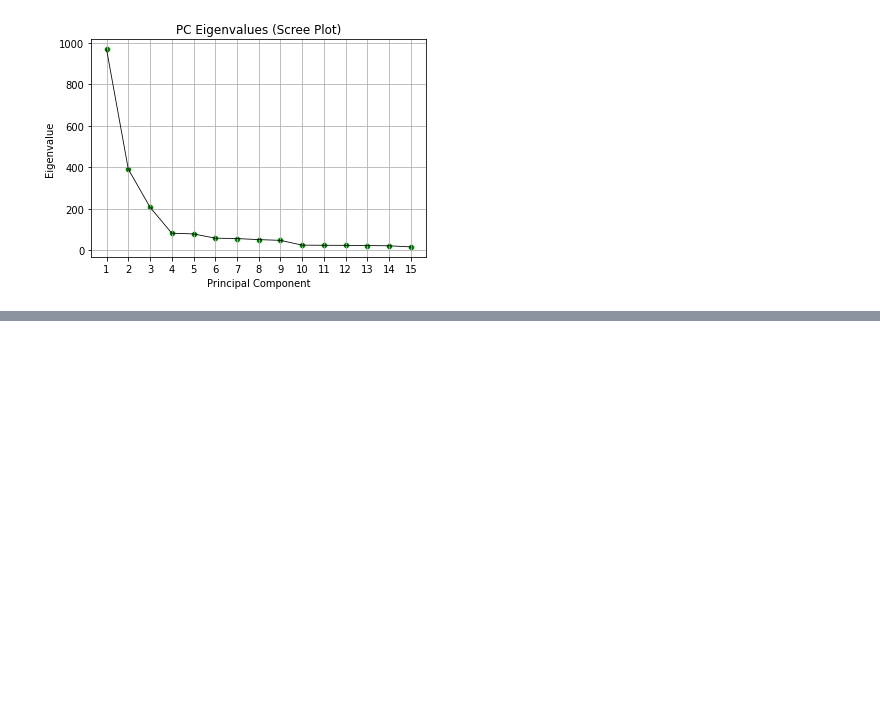
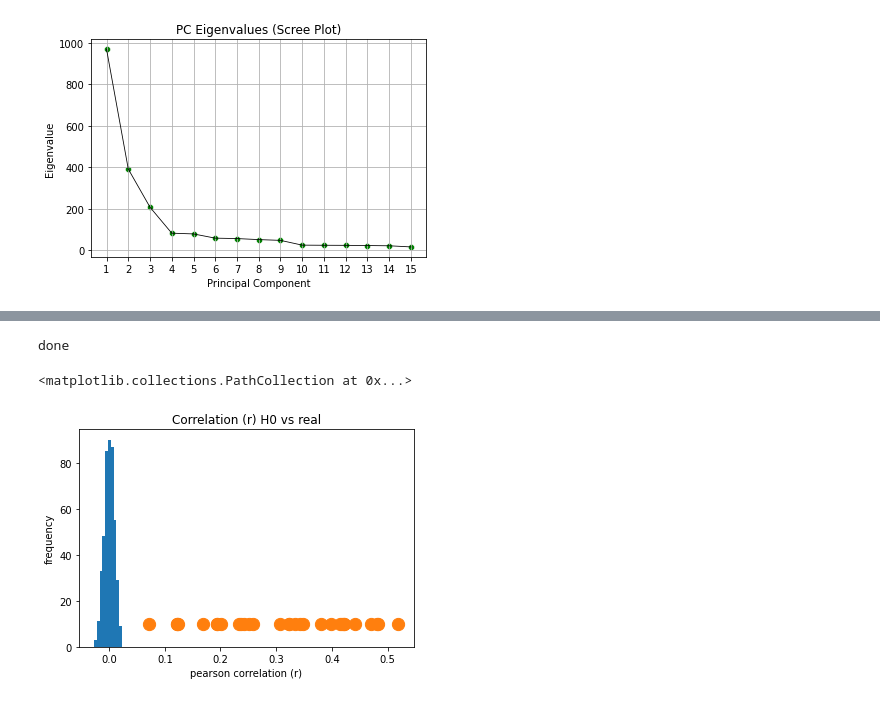
Before and after one commit to caitlinashcroft/Project_9, a Jupyter notebook: Lab_Notebook_Project9.ipynb, the cells around one changed output, grey strips where cells are left out. Saved outputs shown, nothing was run; the diff lists cells and outputs as text; code cells hidden in the pictures; blank space fills up the shorter version.

```diff
--- a/Lab_Notebook_Project9.ipynb
+++ b/Lab_Notebook_Project9.ipynb
@@ -474,0 +492,79 @@ plt.show()
+# %%
+# Filter data for all P1 cells
+mask_p1 = des['des'].values == 'p1'
+count_spk_p1 = counts_spk[mask_p1,:]
+
+# z-score data before GLM
+from scipy import stats
+count_spk_z = stats.zscore(count_spk_p1, axis=1)                  # z-scosre per cell (=per row)
+# %%
+
+from scipy.stats import zscore
+from scipy import stats
+
+# GLM function itteration over data set
+def runreg(target,predictors):
+        setedges = np.arange(0,np.size(predictors,1)+1,np.size(predictors,1)*.2).astype(int)  # creates edges to devide all columns in set with a size 20% of the total
+        target_ = np.zeros_like(target)                                                       # creates array to store target
+        for seti in range(len(setedges)-1):                                                   # itterates over the sets of colums
+            testingcols = np.arange(setedges[seti],setedges[1+seti])                      # all columns between two setedges
+            trainingcols = np.setdiff1d(np.arange(np.size(predictors,1)),testingcols)     # all remaining columns
+            trainingcols_ = trainingcols.copy()
+            regression.fit(predictors[:,trainingcols].T,target[trainingcols_].reshape(-1,1)) # fits the regression on trainingset
+            target_[testingcols] = regression.predict(predictors[:,testingcols].T).squeeze() # performs the regression on testset
+        r = stats.pearsonr(target,target_)[0]                                                 # correlated the predicted value with real values
+        return r, target_                                                                   # return the r and predicted values(target_)
+# %%
+# perform GLM on data
+
+from sklearn.linear_model import LinearRegression
+
+# presets
+surr = 15                                                 # number of surrogate runs
+cells = np.shape(count_spk_z)[0]                            # number of cells that will be tested
+r_surr = np.zeros((cells, int(surr)))                       # empty matrix to store all surrogate r's
+r_arr = np.zeros(cells)                                     # matrix to store target r's
+p = np.zeros(cells)                                         # matrix to store calculated p-values
+
+# start GLM itterating over all cells
+for celli in range(0, cells):
+    regression = LinearRegression()                            # calls regression function
+    ncells = len(count_spk_z)                                  # counts number of cells in
+    targeti = celli                                               # defines target cell (tested row)
+    predictoris = np.setdiff1d(np.arange(ncells),targeti)      # defines the remaining rows (done by np.setdiff1d(<define range>,<excluded value>))
+    target = count_spk_z[targeti]                              # selects complete row of target cell
+    predictors = count_spk_z[predictoris]                      # selects remaining rows
+#testingcols = np.arange(0,int(np.size(count_spk_z,1)*.2))  #
+
+    r, target_ = runreg(target,predictors)                              # function to apply GLM
+    r_arr[celli] = r
+
+
+    # surrogate runs to create histrogram for H0
+    r_ = np.zeros(surr)
+    for i in range(len(r_)):
+            target_surr = target.copy()
+            np.random.shuffle(target_surr)
+            r_[i],_ = runreg(target_surr,predictors)
+    counts,rbins = np.histogram(r_, bins=10)
+    r_surr[celli] = r_
+    p[celli] = np.mean(r_>=r)
+print('done')
+# %% [output]
+done
+# %%
+
+# plot histogram H0 vs target r's
+
+import matplotlib.pyplot as plt
+
+r_surrh,r_surrbins = np.histogram(r_surr)
+fig, ax = plt.subplots()
+ax.bar(r_surrbins[1:],r_surrh,width= r_surrbins[1]-r_surrbins[0])
+ax.set_title('Correlation (r) H0 vs real' )
+ax.set_ylabel('frequency')
+ax.set_xlabel('pearson correlation (r)')
+ax.scatter(r_arr,np.ones(len(r_arr))*10, s = 150)
+# %% [output]
+<matplotlib.collections.PathCollection at 0x...>
+[figure, added]
```
Also changed, not shown: parts of 27 cells of this notebook.
